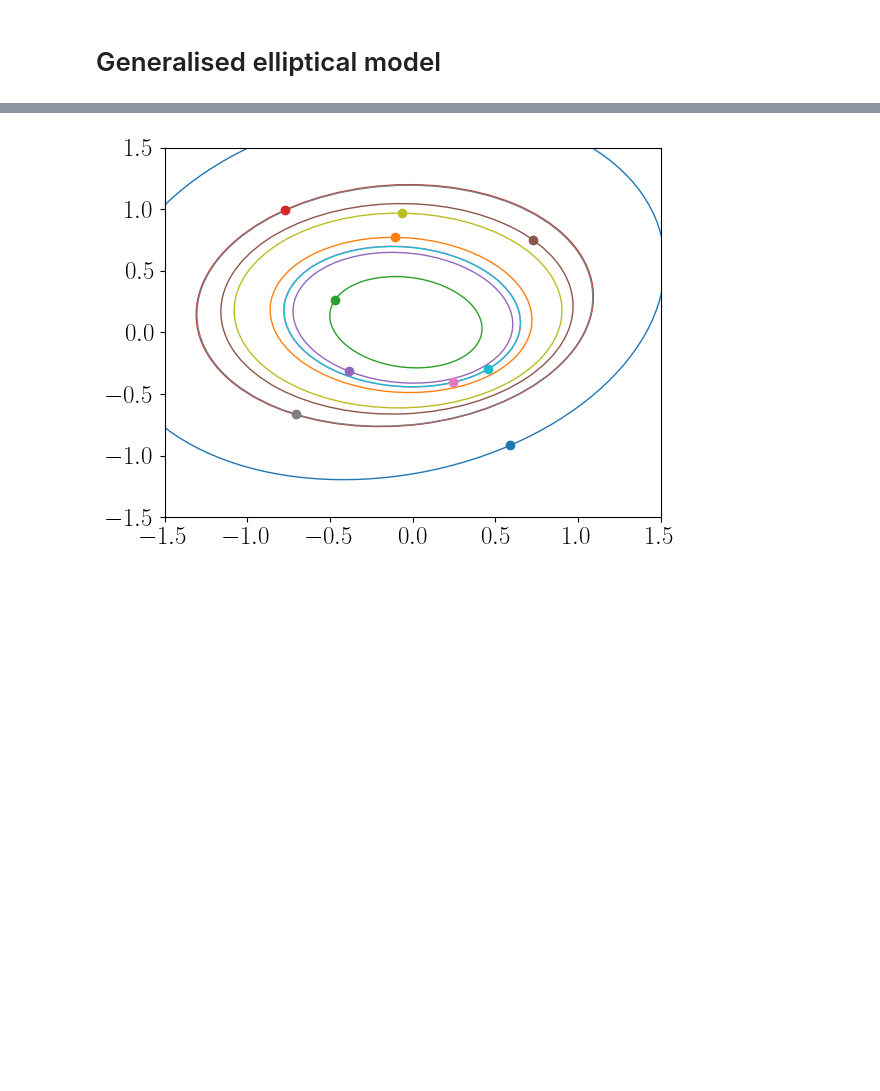
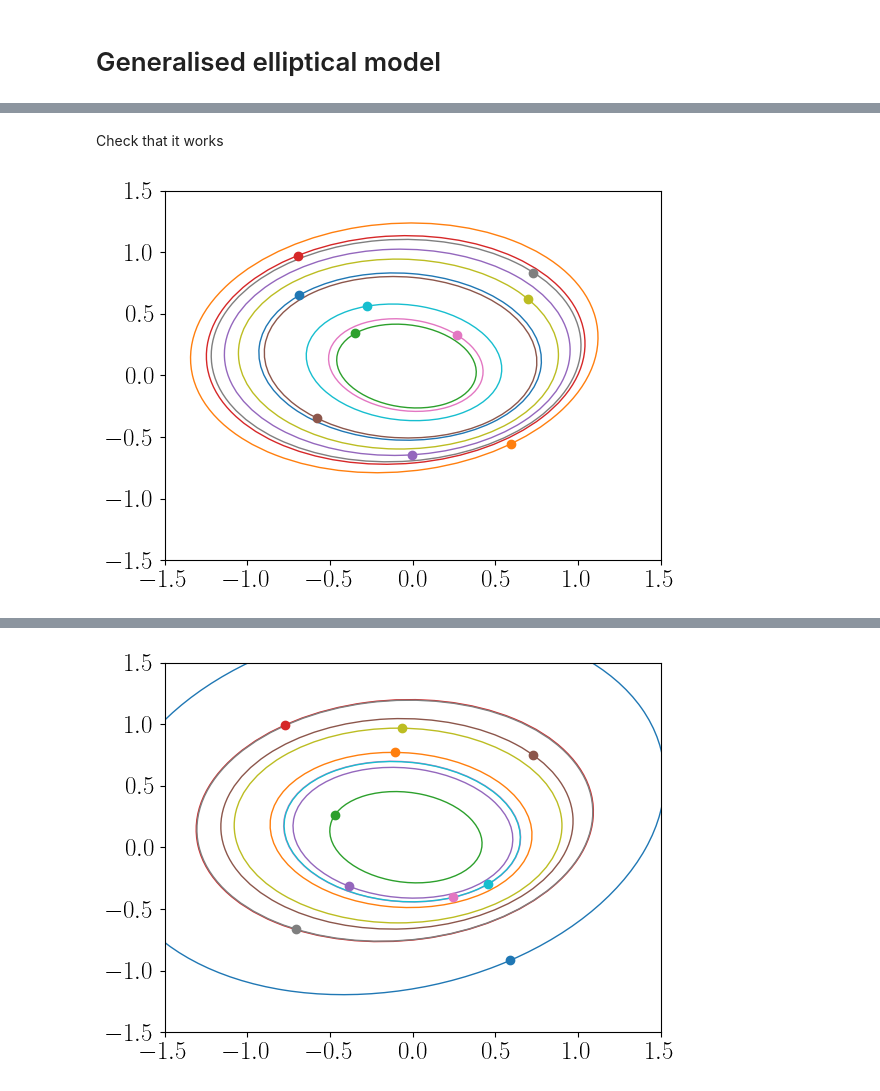
Before and after one commit to ELROND-project/nazgul, a Jupyter notebook: src/nazgul/output_analysis/ellipticity gradient/generalised_elliptical_model.ipynb, the cells around one changed output, grey strips where cells are left out. Saved outputs shown, nothing was run; the diff lists cells and outputs as text; code cells hidden in the pictures; blank space fills up the shorter version.

```diff
--- a/src/nazgul/output_analysis/ellipticity gradient/generalised_elliptical_model.ipynb
+++ b/src/nazgul/output_analysis/ellipticity gradient/generalised_elliptical_model.ipynb
@@ -85,0 +392,41 @@ plt.show();
+# %% [markdown]
+Check that it works
+# %%
+# generate a set of N random points in [-1, 1]^2
+N = 10
+x = 2 * np.random.random_sample(N) - 1
+y = 2 * np.random.random_sample(N) - 1
+
+# get the corresponding elliptical radii
+zetas = get_elliptical_radius(x, y, N_iter=3, **params_ellipses)[0]
+
+# plot the points and the ellipses
+colours = plt.rcParams['axes.prop_cycle'].by_key()['color']
+fig, ax = plt.subplots()
+
+for i, zeta in enumerate(zetas):
+
+    (e, phi, x0, y0), _, _ = ellipse_fields(zeta, **params_ellipses)
+    q = (1 + e**2)**0.5 - e
+    a = zeta / q**0.5
+    b = zeta * q**0.5
+
+    colour = colours[i% len(colours)]
+
+    ellipse = Ellipse(
+    xy=(x0, y0),
+    width=2*a,
+    height=2*b,
+    angle=phi * 180 / np.pi,
+    facecolor="none",
+    edgecolor=colour
+    )
+
+    ax.plot(x[i], y[i], 'o', color=colour)
+    ax.add_artist(ellipse)
+
+plt.xlim([-1.5, 1.5])
+plt.ylim([-1.5, 1.5])
+plt.show()
+# %% [output]
+[figure, added]
```
Also changed, not shown: parts of 35 cells of this notebook, 2 other files.
